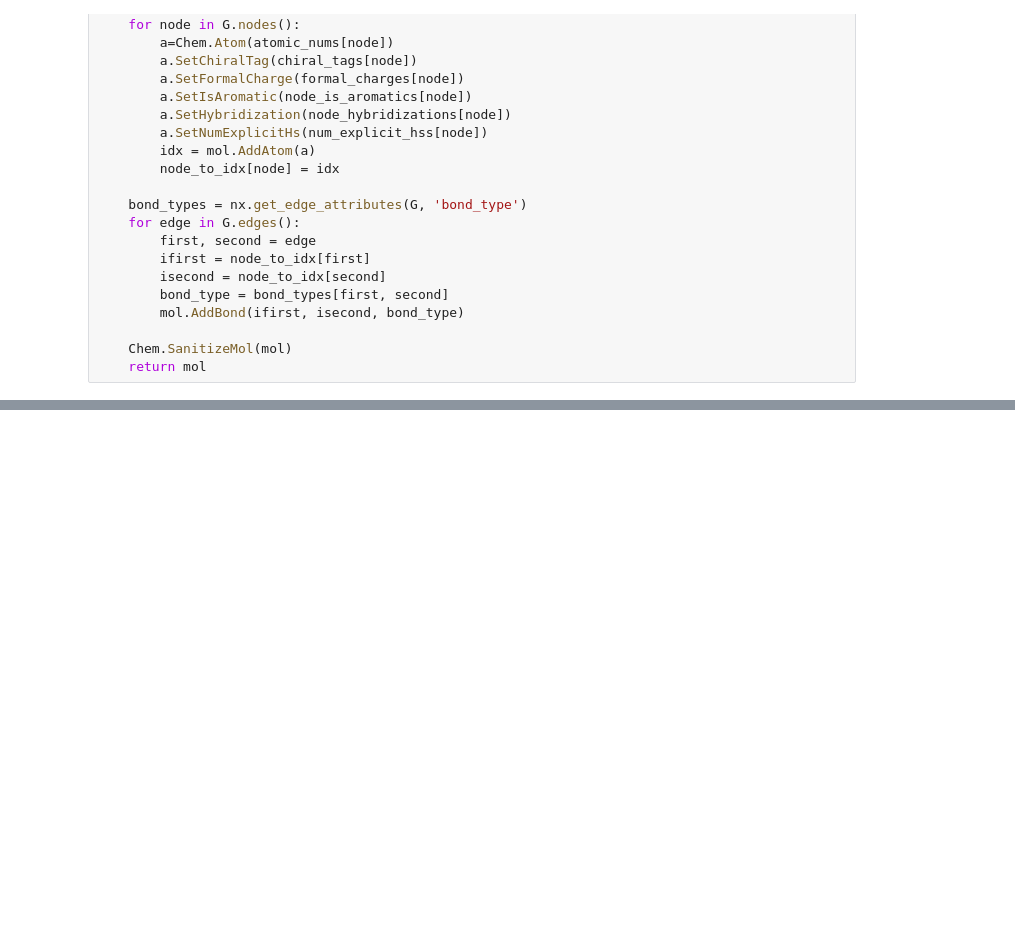
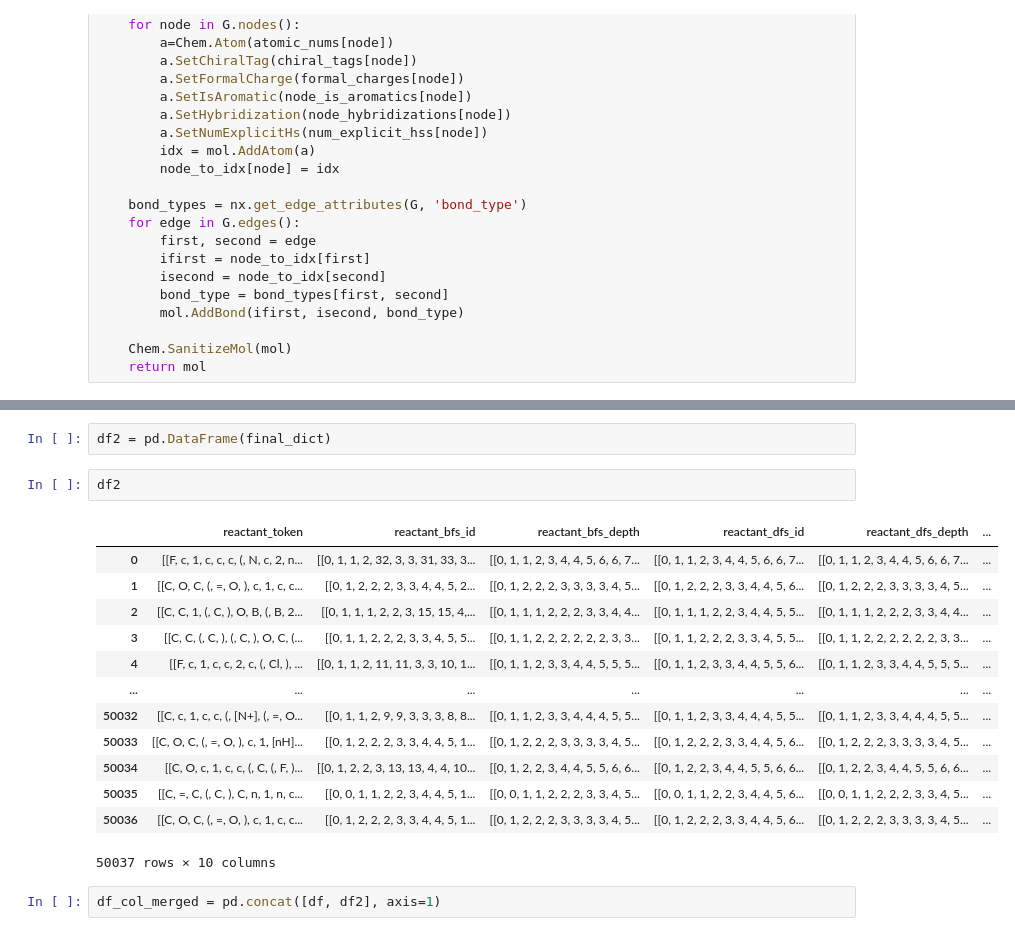
Before and after one commit to Arihanth007/x-transformers, a Jupyter notebook: data/uspto50/sike.ipynb, the cells around one changed output, grey strips where cells are left out. Cells and saved outputs as stored; diff of their text form; blank space fills up the shorter version.

```diff
--- a/data/uspto50/sike.ipynb
+++ b/data/uspto50/sike.ipynb
@@ -154,0 +189,20 @@ print(p_toks)
+# %%
+df2 = pd.DataFrame(final_dict)
+# %%
+df2
+# %% [output]
+|  | reactant_token | reactant_bfs_id | reactant_bfs_depth | reactant_dfs_id | reactant_dfs_depth | ... |
+| 0 | [[F, c, 1, c, c, c, (, N, c, 2, n... | [[0, 1, 1, 2, 32, 3, 3, 31, 33, 3... | [[0, 1, 1, 2, 3, 4, 4, 5, 6, 6, 7... | [[0, 1, 1, 2, 3, 4, 4, 5, 6, 6, 7... | [[0, 1, 1, 2, 3, 4, 4, 5, 6, 6, 7... | ... |
+| 1 | [[C, O, C, (, =, O, ), c, 1, c, c... | [[0, 1, 2, 2, 2, 3, 3, 4, 4, 5, 2... | [[0, 1, 2, 2, 2, 3, 3, 3, 3, 4, 5... | [[0, 1, 2, 2, 2, 3, 3, 4, 4, 5, 6... | [[0, 1, 2, 2, 2, 3, 3, 3, 3, 4, 5... | ... |
+| 2 | [[C, C, 1, (, C, ), O, B, (, B, 2... | [[0, 1, 1, 1, 2, 2, 3, 15, 15, 4,... | [[0, 1, 1, 1, 2, 2, 2, 3, 3, 4, 4... | [[0, 1, 1, 1, 2, 2, 3, 4, 4, 5, 5... | [[0, 1, 1, 1, 2, 2, 2, 3, 3, 4, 4... | ... |
+| 3 | [[C, C, (, C, ), (, C, ), O, C, (... | [[0, 1, 1, 2, 2, 2, 3, 3, 4, 5, 5... | [[0, 1, 1, 2, 2, 2, 2, 2, 2, 3, 3... | [[0, 1, 1, 2, 2, 2, 3, 3, 4, 5, 5... | [[0, 1, 1, 2, 2, 2, 2, 2, 2, 3, 3... | ... |
+| 4 | [[F, c, 1, c, c, 2, c, (, Cl, ), ... | [[0, 1, 1, 2, 11, 11, 3, 3, 10, 1... | [[0, 1, 1, 2, 3, 3, 4, 4, 5, 5, 5... | [[0, 1, 1, 2, 3, 3, 4, 4, 5, 5, 6... | [[0, 1, 1, 2, 3, 3, 4, 4, 5, 5, 5... | ... |
+| ... | ... | ... | ... | ... | ... | ... |
+| 50032 | [[C, c, 1, c, c, (, [N+], (, =, O... | [[0, 1, 1, 2, 9, 9, 3, 3, 3, 8, 8... | [[0, 1, 1, 2, 3, 3, 4, 4, 4, 5, 5... | [[0, 1, 1, 2, 3, 3, 4, 4, 4, 5, 5... | [[0, 1, 1, 2, 3, 3, 4, 4, 4, 5, 5... | ... |
+| 50033 | [[C, O, C, (, =, O, ), c, 1, [nH]... | [[0, 1, 2, 2, 2, 3, 3, 4, 4, 5, 1... | [[0, 1, 2, 2, 2, 3, 3, 3, 3, 4, 5... | [[0, 1, 2, 2, 2, 3, 3, 4, 4, 5, 6... | [[0, 1, 2, 2, 2, 3, 3, 3, 3, 4, 5... | ... |
+| 50034 | [[C, O, c, 1, c, c, (, C, (, F, )... | [[0, 1, 2, 2, 3, 13, 13, 4, 4, 10... | [[0, 1, 2, 2, 3, 4, 4, 5, 5, 6, 6... | [[0, 1, 2, 2, 3, 4, 4, 5, 5, 6, 6... | [[0, 1, 2, 2, 3, 4, 4, 5, 5, 6, 6... | ... |
+| 50035 | [[C, =, C, (, C, ), C, n, 1, n, c... | [[0, 0, 1, 1, 2, 2, 3, 4, 4, 5, 1... | [[0, 0, 1, 1, 2, 2, 2, 3, 3, 4, 5... | [[0, 0, 1, 1, 2, 2, 3, 4, 4, 5, 6... | [[0, 0, 1, 1, 2, 2, 2, 3, 3, 4, 5... | ... |
+| 50036 | [[C, O, C, (, =, O, ), c, 1, c, c... | [[0, 1, 2, 2, 2, 3, 3, 4, 4, 5, 1... | [[0, 1, 2, 2, 2, 3, 3, 3, 3, 4, 5... | [[0, 1, 2, 2, 2, 3, 3, 4, 4, 5, 6... | [[0, 1, 2, 2, 2, 3, 3, 3, 3, 4, 5... | ... |
+50037 rows × 10 columns
+# %%
+df_col_merged = pd.concat([df, df2], axis=1)
```
Also changed, not shown: parts of 19 cells of this notebook, 6 other files.
